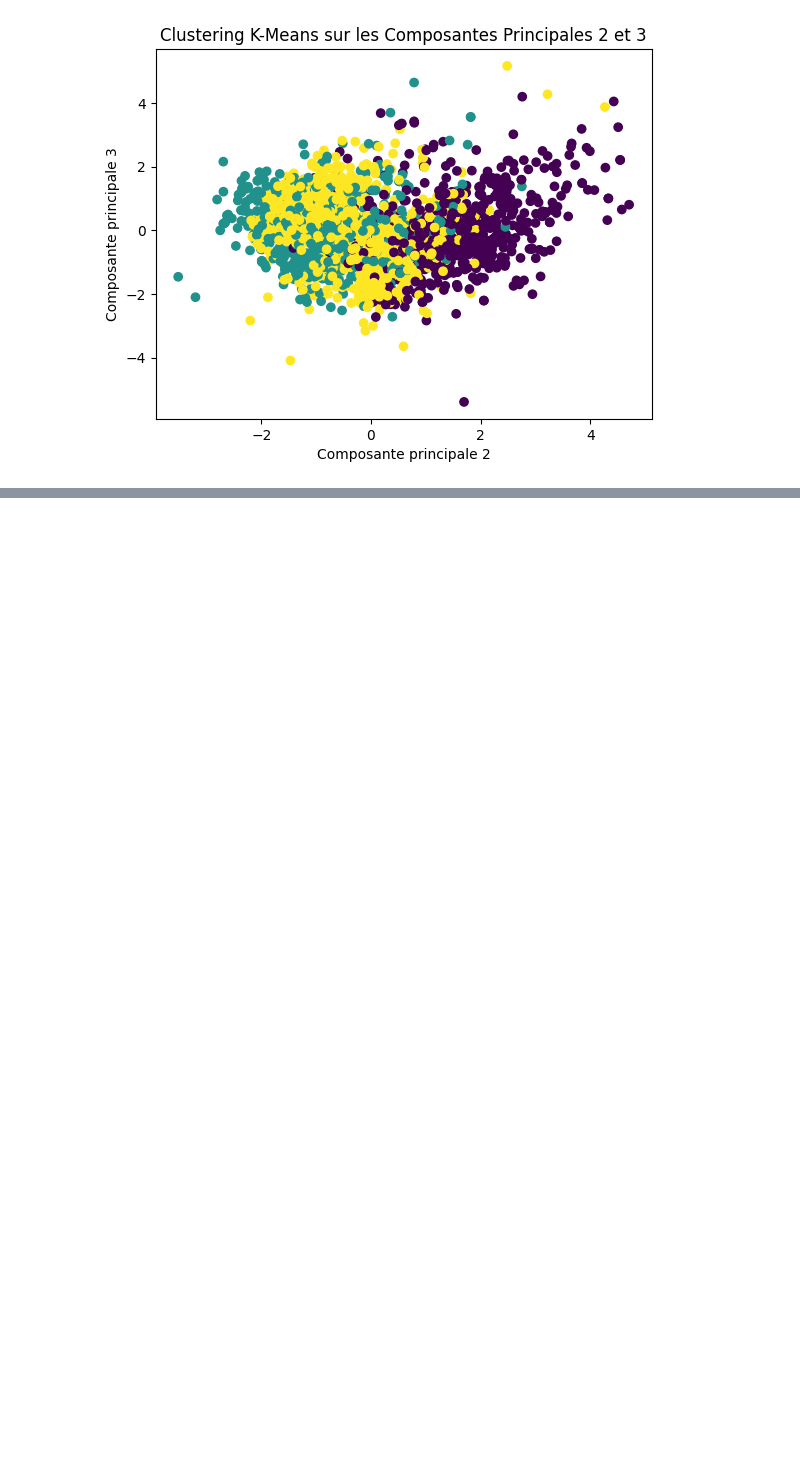
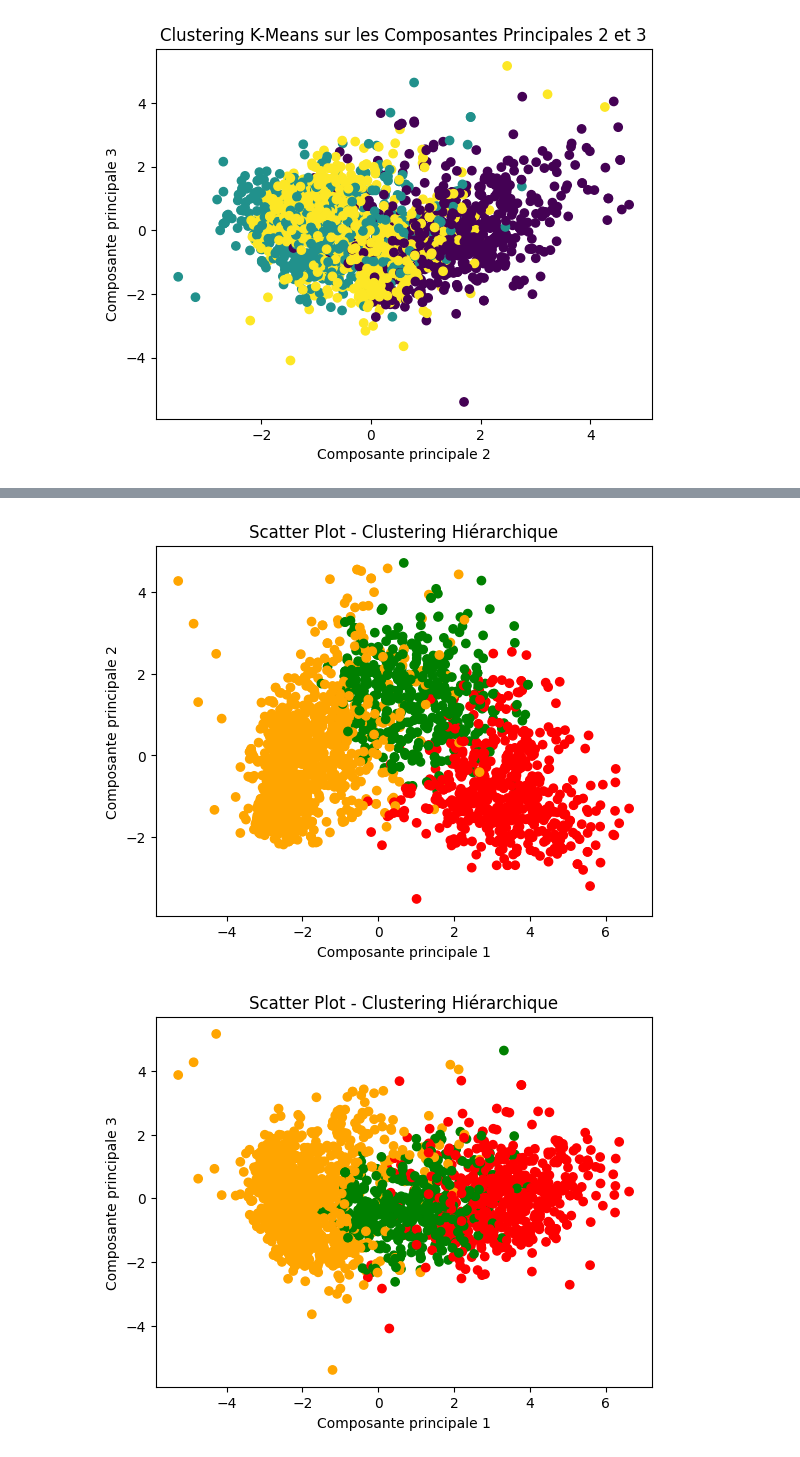
Before and after one commit to Emaglp/Data_Analysis, a Jupyter notebook: QS_Python.ipynb, the cells around one changed output, grey strips where cells are left out. Drawn from its saved outputs; the diff is of its cells as text; code cells hidden in the pictures; blank space fills up the shorter version.

```diff
--- a/QS_Python.ipynb
+++ b/QS_Python.ipynb
@@ -261,0 +335,29 @@ plt.show()
+# %%
+# Permet d'attribuer le label de son cluster à chaque point: a chaque individu est assigné 1, 2 ou 3.
+
+clusters_h = fcluster(Z, t=3, criterion='maxclust') # criterion = maxclust permet de spécifier qu'on veut un nombre precis de clusters
+
+# On trace un scatter plot avec les couleurs des clusters
+
+colors = ['orange', 'green', 'red']
+
+plt.scatter(marketing_pca[:, 0], marketing_pca[:, 1], c=[colors[i-1] for i in clusters_h])
+plt.title('Scatter Plot - Clustering Hiérarchique')
+plt.xlabel('Composante principale 1')
+plt.ylabel('Composante principale 2')
+plt.show()
+
+plt.scatter(marketing_pca[:, 0], marketing_pca[:, 2], c=[colors[i-1] for i in clusters_h])
+plt.title('Scatter Plot - Clustering Hiérarchique')
+plt.xlabel('Composante principale 1')
+plt.ylabel('Composante principale 3')
+plt.show()
+
+plt.scatter(marketing_pca[:, 1], marketing_pca[:, 2], c=[colors[i-1] for i in clusters_h])
+plt.title('Scatter Plot - Clustering Hiérarchique')
+plt.xlabel('Composante principale 2')
+plt.ylabel('Composante principale 3')
+plt.show()
+# %% [output]
+[figure, added]
+[figure, added]
```
Also changed, not shown: parts of 19 cells of this notebook.
